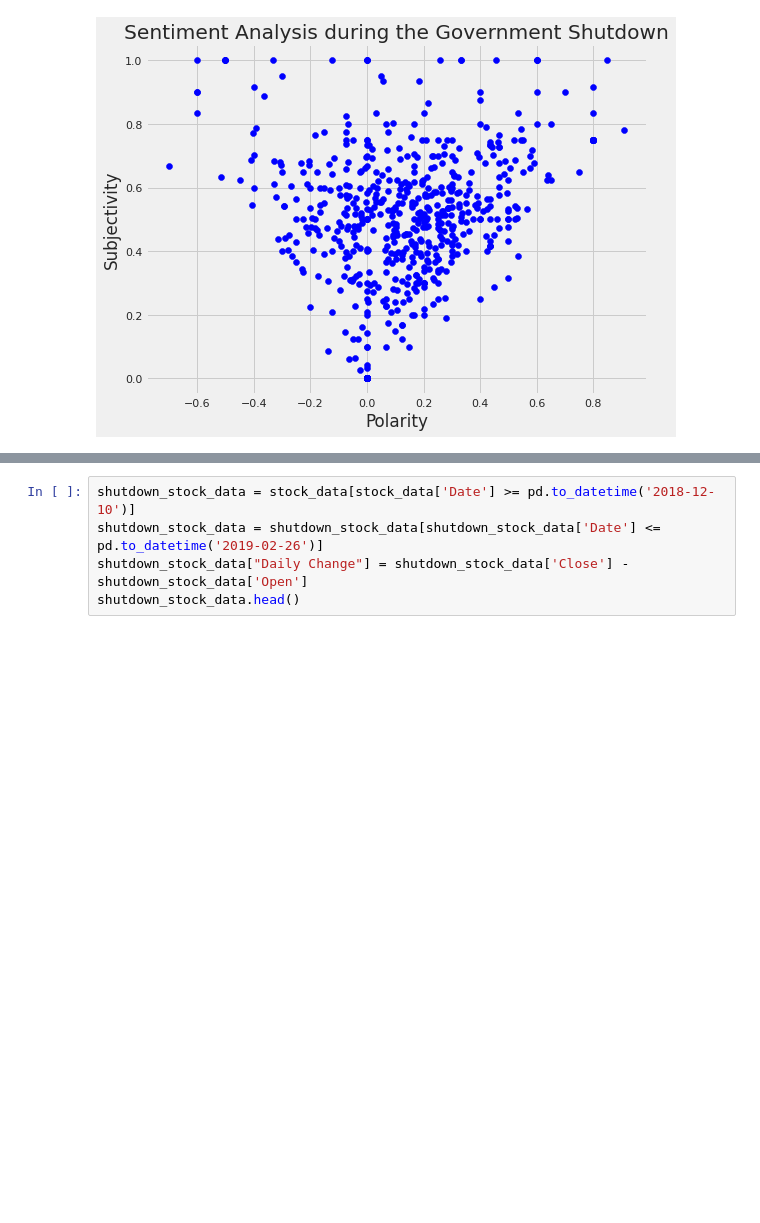
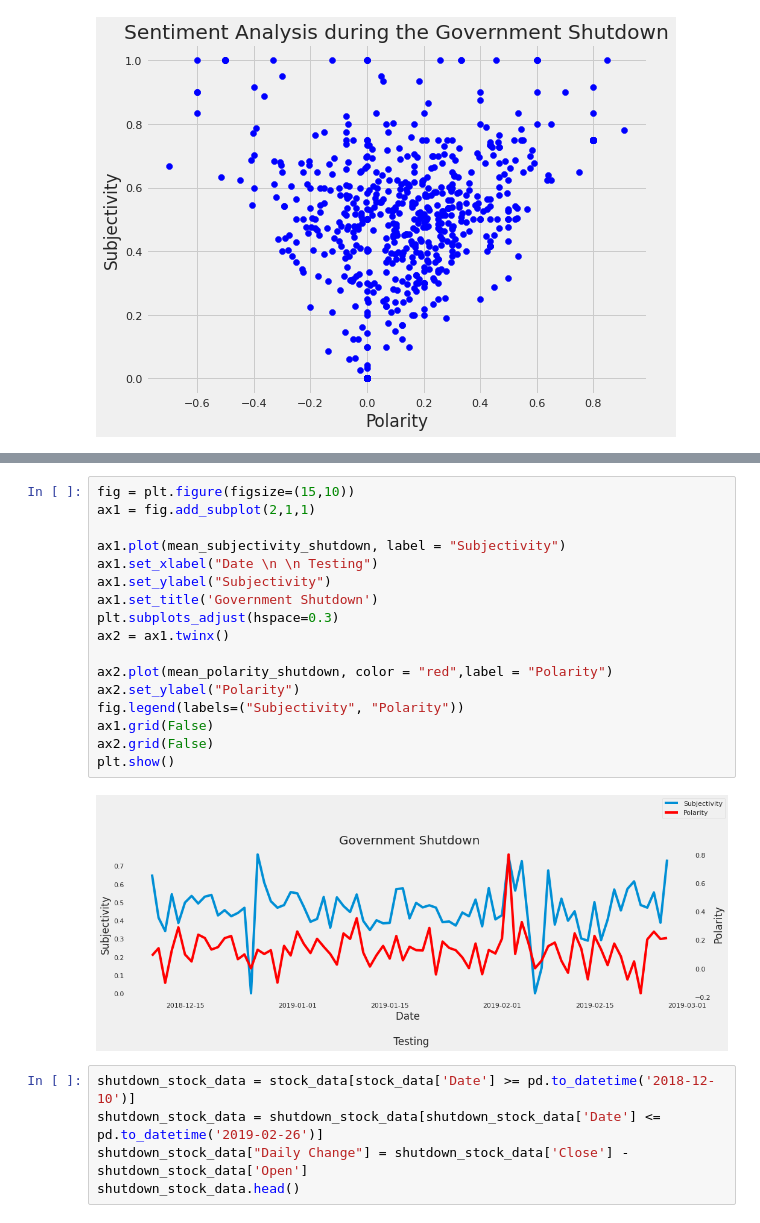
Before and after one commit to cybertraining-dsc/fa20-523-307, a Jupyter notebook: project/Analysis of Financial Markets based on President Trump's Tweets.ipynb, the cells around one changed output, grey strips where cells are left out. Drawn from its saved outputs; the diff is of its cells as text; blank space fills up the shorter version.

```diff
--- a/project/Analysis of Financial Markets based on President Trump's Tweets.ipynb
+++ b/project/Analysis of Financial Markets based on President Trump's Tweets.ipynb
@@ -864,3 +825,22 @@ plt.show()
+# %%
+fig = plt.figure(figsize=(15,10))
+ax1 = fig.add_subplot(2,1,1)
+
+ax1.plot(mean_subjectivity_shutdown, label = "Subjectivity")
+ax1.set_xlabel("Date \n \n Testing")
+ax1.set_ylabel("Subjectivity")
+ax1.set_title('Government Shutdown')
+plt.subplots_adjust(hspace=0.3)
+ax2 = ax1.twinx()
+
+ax2.plot(mean_polarity_shutdown, color = "red",label = "Polarity")
+ax2.set_ylabel("Polarity")
+fig.legend(labels=("Subjectivity", "Polarity"))
+ax1.grid(False)
+ax2.grid(False)
+plt.show()
+# %% [output]
+[figure, added]
 # %%
 shutdown_stock_data = stock_data[stock_data['Date'] >= pd.to_datetime('2018-12-10')]
 shutdown_stock_data = shutdown_stock_data[shutdown_stock_data['Date'] <= pd.to_datetime('2019-02-26')]
```
Also changed, not shown: parts of 6 cells of this notebook.
